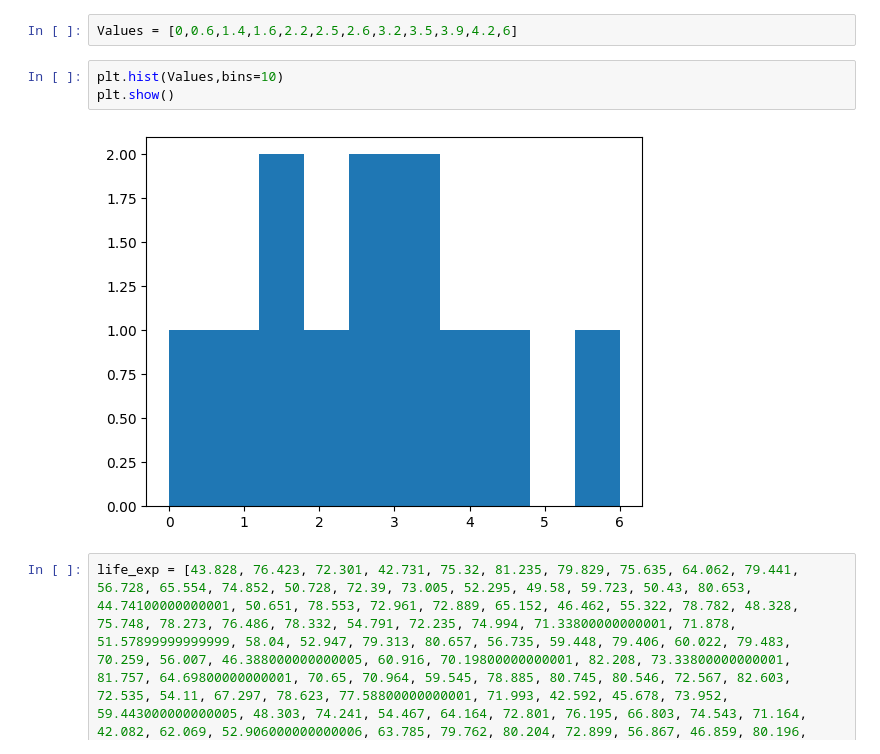
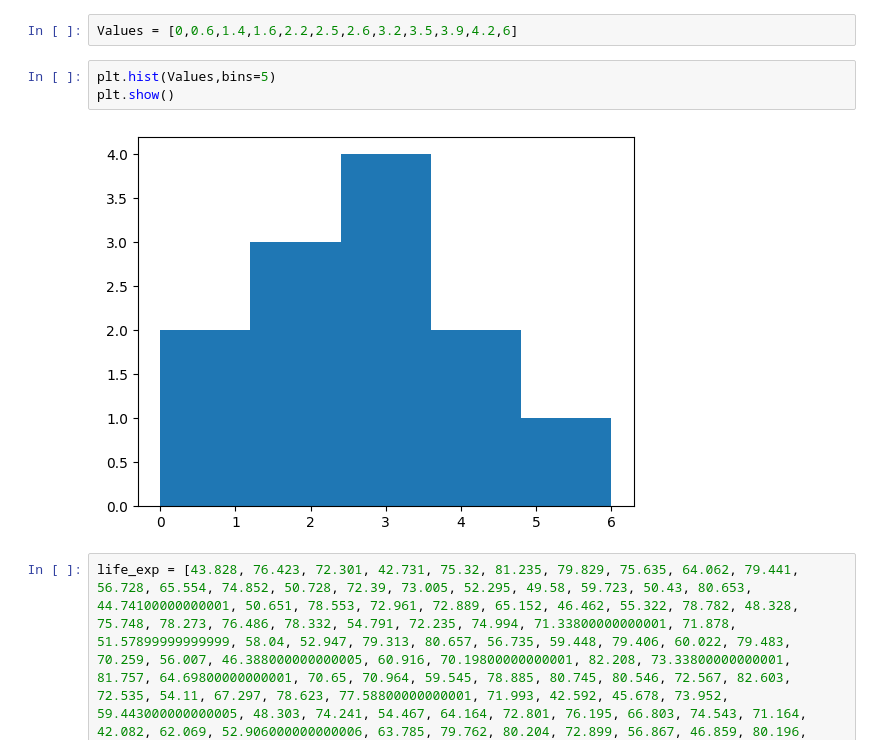
Before and after one commit to Anish-shakya/Python-Learning, a Jupyter notebook: Matplotlib/Histogram.ipynb, the cells around one changed output. Saved outputs shown, nothing was run; the diff lists cells and outputs as text.

```diff
--- a/Matplotlib/Histogram.ipynb
+++ b/Matplotlib/Histogram.ipynb
@@ -3,10 +3,10 @@ import matplotlib.pyplot as plt
 # %%
 Values = [0,0.6,1.4,1.6,2.2,2.5,2.6,3.2,3.5,3.9,4.2,6]
 # %%
-plt.hist(Values,bins=10)
+plt.hist(Values,bins=5)
 plt.show()
 # %% [output]
-[figure, old version]
+[figure, new version]
 # %%
 life_exp = [43.828, 76.423, 72.301, 42.731, 75.32, 81.235, 79.829, 75.635, 64.062, 79.441, 56.728, 65.554, 74.852, 50.728, 72.39, 73.005, 52.295, 49.58, 59.723, 50.43, 80.653, 44.74100000000001, 50.651, 78.553, 72.961, 72.889, 65.152, 46.462, 55.322, 78.782, 48.328, 75.748, 78.273, 76.486, 78.332, 54.791, 72.235, 74.994, 71.33800000000001, 71.878, 51.57899999999999, 58.04, 52.947, 79.313, 80.657, 56.735, 59.448, 79.406, 60.022, 79.483, 70.259, 56.007, 46.388000000000005, 60.916, 70.19800000000001, 82.208, 73.33800000000001, 81.757, 64.69800000000001, 70.65, 70.964, 59.545, 78.885, 80.745, 80.546, 72.567, 82.603, 72.535, 54.11, 67.297, 78.623, 77.58800000000001, 71.993, 42.592, 45.678, 73.952, 59.443000000000005, 48.303, 74.241, 54.467, 64.164, 72.801, 76.195, 66.803, 74.543, 71.164, 42.082, 62.069, 52.906000000000006, 63.785, 79.762, 80.204, 72.899, 56.867, 46.859, 80.196, 75.64, 65.483, 75.53699999999999, 71.752, 71.421, 71.688, 75.563, 78.098, 78.74600000000001, 76.442, 72.476, 46.242, 65.528, 72.777, 63.062, 74.002, 42.568000000000005, 79.972, 74.663, 77.926, 48.159, 49.339, 80.941, 72.396, 58.556, 39.613, 80.884, 81.70100000000001, 74.143, 78.4, 52.517, 70.616, 58.42, 69.819, 73.923, 71.777, 51.542, 79.425, 78.242, 76.384, 73.747, 74.249, 73.422, 62.698, 42.38399999999999, 43.487]
 
```
Also changed, not shown: 2 other files.
